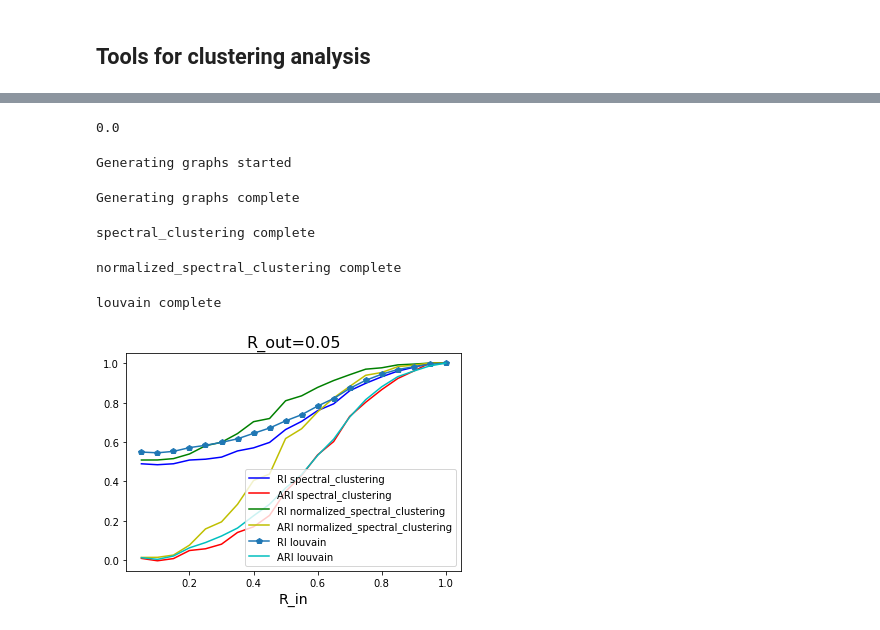
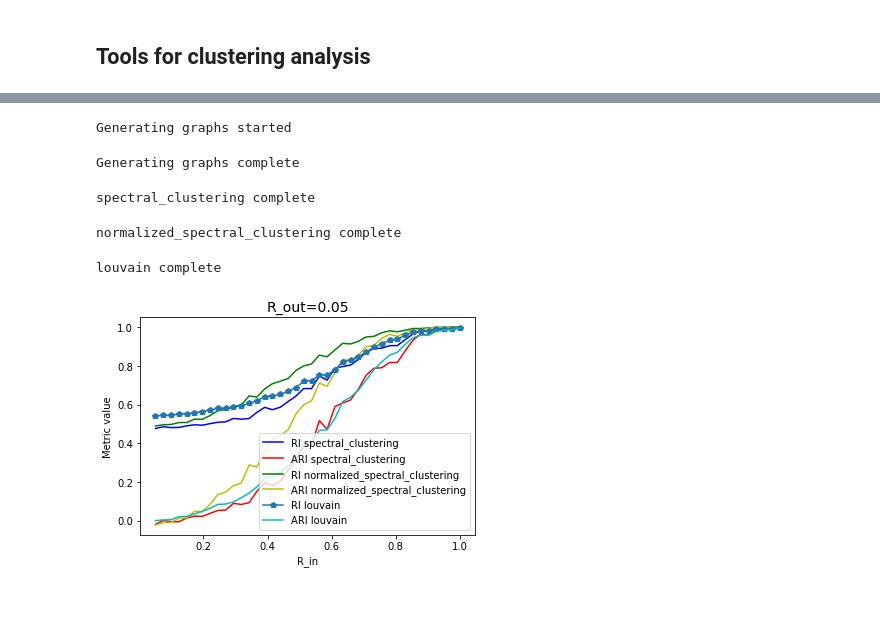
Before and after one commit to orrrrtem/Clustering_uncertainty, a Jupyter notebook: clustering_uncertainty.ipynb, the cells around one changed output, grey strips where cells are left out. Cells and saved outputs as stored; diff of their text form; code cells hidden in the pictures; blank space fills up the shorter version.

```diff
--- a/clustering_uncertainty.ipynb
+++ b/clustering_uncertainty.ipynb
@@ -218,14 +218,2 @@ array([0, 0, 0, 0, 0, 1, 1, 1, 1, 1])
 # %% [markdown]
 ## Louvain
-# %%
-import networkx as nx
-import networkx.algorithms.community as nx_comm
-
-G = nx.petersen_graph()
-x = louvain_communities(G, seed=123)
-print(x)
-labels = np.zeros(G.number_of_nodes(), dtype=int)
-for i, x_ in enumerate(x):
-    for vertex in x_:
-        labels[vertex] = i
-labels
@@ -308,11 +293,10 @@ def compute_clustering(rs, algos = [mst_cut_clustering], num_clusters = 2, clust
     true_labels = get_true_labels(num_clusters, cluster_size)
 
     result = dict()
-    #metrics = dict.from_keys(['RI', 'ARI', 'modularity'])
-    #bar = progressbar.ProgressBar(maxval=len(estimated_graphs_bags) ).start()
 
     for algo in algos:
         algo_result = []
+        print(algo.__name__ + ' started')
         for idx, estimated_graphs_bag in enumerate(tqdm(estimated_graphs_bags)):
             repeat_result = []
             for estimated_graph in estimated_graphs_bag:
@@ -354,9 +338,9 @@ def plot_quality_by_relation(rs, metrics, concrete_metrics=None):
     #ax.axis('equal')#ax.axis('p_in')
     leg = ax.legend();
     #plt.plot(p_ins[:len(metric)], metric)
-    plt.xlabel('R_in', size=14)
-    #plt.ylabel(name, size=14)
-    plt.title('R_out=' + str(rs[1][0]), size=16)
+    plt.xlabel('R_in', size=10)
+    plt.ylabel('Metric value', size=10)
+    plt.title('R_out=' + str(rs[1][0]), size=14)
     return
 
 
@@ -375,2 +359,2 @@ def validation(true_labels, result, estimated_graphs_bags):
 # %%
-rs = get_rs_by_relation(r_out = 0.05, relation = np.linspace( 1, 20, 20))
+rs = get_rs_by_relation(r_out = 0.05, relation = np.linspace( 1, 20, 40))
@@ -452,7 +361,3 @@ df.plot()
-# %%
-np.linalg.norm(np.array(metrics['mst_cut_clustering']['RI']) - np.array(metrics['threshold_clustering']['RI']))
-# %% [output]
-0.0
 # %%
 true_labels, result, estimated_graphs_bags= compute_clustering(
     rs,
@@ -465,6 +370,6 @@ spectral_clustering complete
 normalized_spectral_clustering complete
 louvain complete
 # %%
-metrics = validation(true_labels, result, estimated_graphs_bags)
+metrics10 = validation(true_labels, result, estimated_graphs_bags)
 # %% [output]
-[figure, old version]
+[figure, new version]
```
Also changed, not shown: parts of 16 cells of this notebook.
